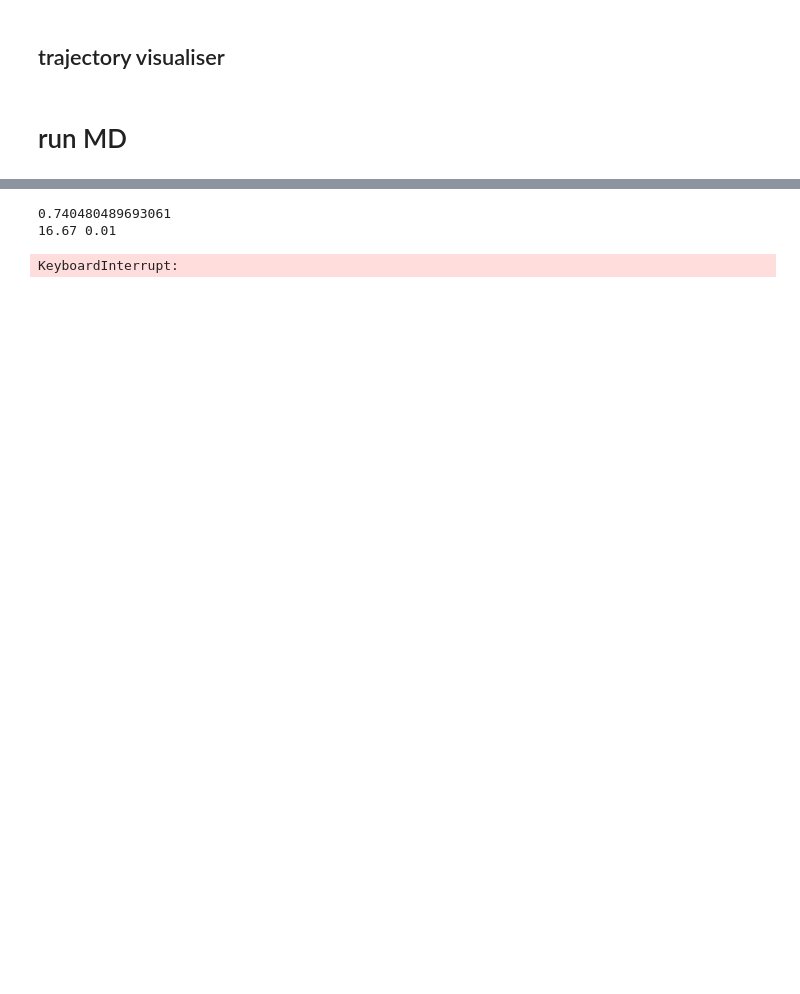
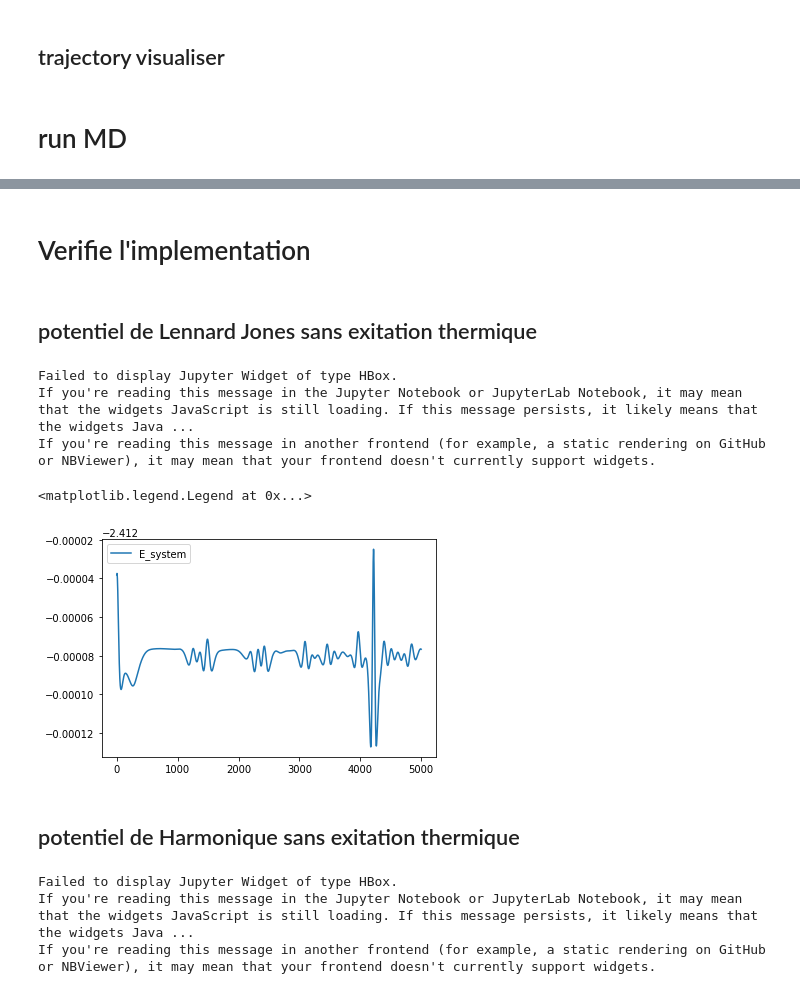
Before and after one commit to lab-cosmo/marvel-college, a Jupyter notebook: MD/Dynamique_Moleculaire-exercise.ipynb, the cells around one changed output, grey strips where cells are left out. Cells and saved outputs as stored; diff of their text form; code cells hidden in the pictures; blank space fills up the shorter version.

```diff
--- a/MD/Dynamique_Moleculaire-exercise.ipynb
+++ b/MD/Dynamique_Moleculaire-exercise.ipynb
@@ -544,0 +405,5 @@ def MD_NVT_simulator(positions,mass,temperature,r_m,epsilon,k_spring,Nstep,dt,th
+# %%
+def get_forces(positions,r_m,epsilon,k_spring):
+    F_harm,E_harm = get_forces_polymer(positions,r_m,k_spring)
+    F_LJ,E_LJ = get_forces_LJ(positions,r_m,epsilon)
+    return F_harm+F_LJ,E_harm+E_LJ
@@ -566,0 +494,7 @@ def view_traj(pos,stride):
+# %%
+def make_linear_chain(N,r_m):
+    n = np.arange(N)
+    pos = np.asarray([n*r_m,n*0,n*0]).T
+    return pos.reshape((-1,3))
+view = view_traj([make_linear_chain(N=10,r_m=1)],1)
+#view
@@ -597,19 +517,32 @@ view_traj([make_globular_chain(N=10,r_m=1)],1)
-# %%
-epsilon = 1.
-r_m = 1.
-k_spring = 16.67 * epsilon / r_m**2
-mass = 1.
-print(np.pi / 6. * np.sqrt(2*epsilon / (mass* r_m**2)))
-dt = 0.01
-print(k_spring,dt)
-initial_pos = make_linear_chain(100,r_m)
-# %% [output]
-0.740480489693061
-16.67 0.01
+# %% [markdown]
+# Verifie l'implementation
+# %% [markdown]
+## potentiel de Lennard Jones sans exitation thermique
+# %%
+epsilon = 1.
+r_m = 1.
+mass = 1.
+dt = 0.001
+
+T = 0
+k_spring = 0.
+
+initial_pos = make_linear_chain(10,r_m-0.1)
+initial_vel = np.random.normal(loc=0.0, scale=np.sqrt(.01),size=initial_pos.shape)
 # %%
-T = 5.
-pos,vel = MD_NVT_simulator(initial_pos,mass=mass,r_m=r_m,epsilon=epsilon,
+
+pos,vel,diagnostic = MD_NVT_simulator(initial_pos,initial_vel,mass=mass,r_m=r_m,epsilon=epsilon,
                            k_spring=k_spring,temperature=T,
-                           Nstep=50000,dt=dt,thermostat_Nstep=500)
+                           Nstep=5000,dt=dt)
 # %% [output]
-KeyboardInterrupt:
+Failed to display Jupyter Widget of type HBox.
+If you're reading this message in the Jupyter Notebook or JupyterLab Notebook, it may mean that the widgets JavaScript is still loading. If this message persists, it likely means that the widgets Java ...
+If you're reading this message in another frontend (for example, a static rendering on GitHub or NBViewer), it may mean that your frontend doesn't currently support widgets.
+# %%
+plt.plot(diagnostic['E_system'],label='E_system',)
+plt.legend()
+# %% [output]
+<matplotlib.legend.Legend at 0x...>
+[figure, added]
+# %% [markdown]
+## potentiel de Harmonique sans exitation thermique
@@ -615,0 +560,8 @@ KeyboardInterrupt:
+# %%
+pos,vel,diagnostic = MD_NVT_simulator(initial_pos,initial_vel,mass=mass,r_m=r_m,epsilon=epsilon,
+                           k_spring=k_spring,temperature=T,
+                           Nstep=5000,dt=dt)
+# %% [output]
+Failed to display Jupyter Widget of type HBox.
+If you're reading this message in the Jupyter Notebook or JupyterLab Notebook, it may mean that the widgets JavaScript is still loading. If this message persists, it likely means that the widgets Java ...
+If you're reading this message in another frontend (for example, a static rendering on GitHub or NBViewer), it may mean that your frontend doesn't currently support widgets.
```
Also changed, not shown: parts of 62 cells of this notebook, 2 other files.
